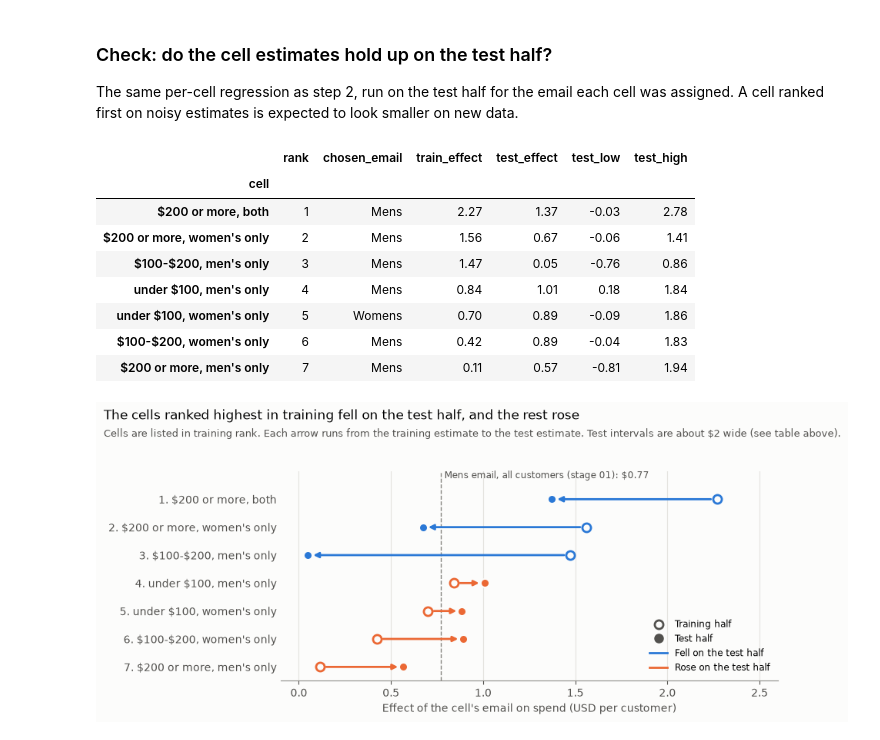
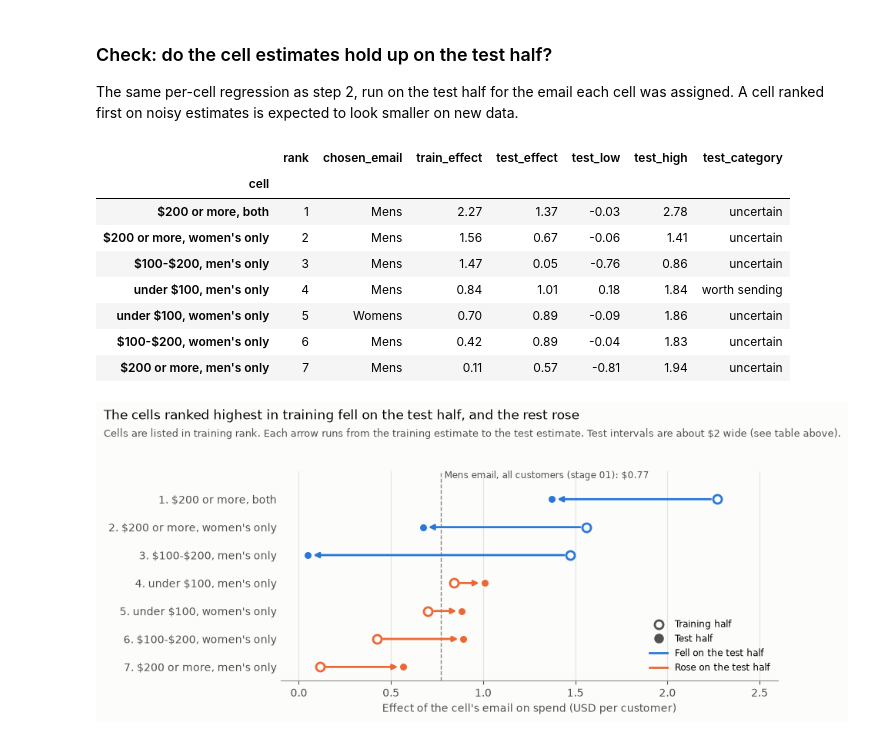
Before and after one commit to flora29058486/email-campaign-targeting, a Jupyter notebook: notebooks/03_01_targeting_rule.ipynb, the cells around one changed output. Saved outputs shown, nothing was run; the diff lists cells and outputs as text; code cells hidden in the pictures.

```diff
--- a/notebooks/03_01_targeting_rule.ipynb
+++ b/notebooks/03_01_targeting_rule.ipynb
@@ -319,25 +319,26 @@ The same per-cell regression as step 2, run on the test half for the email each
 # %%
 test_rows = []
 for cell, data in t.assign(mens_email=(t["segment"] == "Mens E-Mail").astype(int),
                            womens_email=(t["segment"] == "Womens E-Mail").astype(int)).groupby("cell"):
     column = "mens_email" if effects.loc[cell, "chosen_email"] == "Mens" else "womens_email"
     fit = smf.ols("spend ~ mens_email + womens_email", data).fit(cov_type="HC3")
     low, high = fit.conf_int().loc[column]
-    test_rows.append({"cell": cell, "test_effect": fit.params[column], "test_low": low, "test_high": high})
+    test_rows.append({"cell": cell, "test_effect": fit.params[column], "test_low": low, "test_high": high,
+                      "test_category": classify(fit.params[column], low)})
 
 holdout = ranking[["rank", "chosen_email", "chosen_effect"]].rename(columns={"chosen_effect": "train_effect"}).join(
     pd.DataFrame(test_rows).set_index("cell"))
 holdout.round(2)
 # %% [output]
-|  | rank | chosen_email | train_effect | test_effect | test_low | test_high |
-| cell |  |  |  |  |  |  |
-| $200 or more, both | 1 | Mens | 2.27 | 1.37 | -0.03 | 2.78 |
-| $200 or more, women's only | 2 | Mens | 1.56 | 0.67 | -0.06 | 1.41 |
-| $100-$200, men's only | 3 | Mens | 1.47 | 0.05 | -0.76 | 0.86 |
-| under $100, men's only | 4 | Mens | 0.84 | 1.01 | 0.18 | 1.84 |
-| under $100, women's only | 5 | Womens | 0.70 | 0.89 | -0.09 | 1.86 |
-| $100-$200, women's only | 6 | Mens | 0.42 | 0.89 | -0.04 | 1.83 |
-| $200 or more, men's only | 7 | Mens | 0.11 | 0.57 | -0.81 | 1.94 |
+|  | rank | chosen_email | train_effect | test_effect | test_low | test_high | test_category |
+| cell |  |  |  |  |  |  |  |
+| $200 or more, both | 1 | Mens | 2.27 | 1.37 | -0.03 | 2.78 | uncertain |
+| $200 or more, women's only | 2 | Mens | 1.56 | 0.67 | -0.06 | 1.41 | uncertain |
+| $100-$200, men's only | 3 | Mens | 1.47 | 0.05 | -0.76 | 0.86 | uncertain |
+| under $100, men's only | 4 | Mens | 0.84 | 1.01 | 0.18 | 1.84 | worth sending |
+| under $100, women's only | 5 | Womens | 0.70 | 0.89 | -0.09 | 1.86 | uncertain |
+| $100-$200, women's only | 6 | Mens | 0.42 | 0.89 | -0.04 | 1.83 | uncertain |
+| $200 or more, men's only | 7 | Mens | 0.11 | 0.57 | -0.81 | 1.94 | uncertain |
 # %%
 import matplotlib.pyplot as plt
 
```
Also changed, not shown: parts of 1 cell of this notebook, 6 other files.
